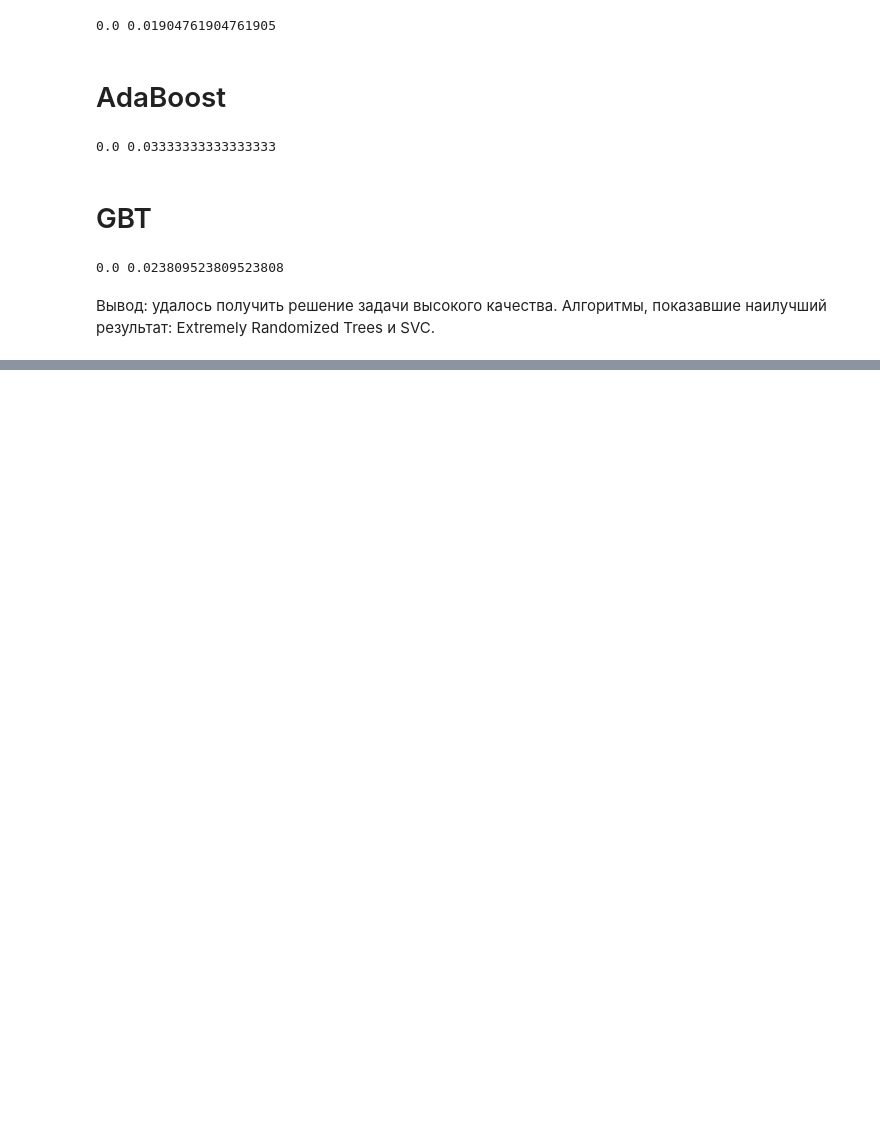
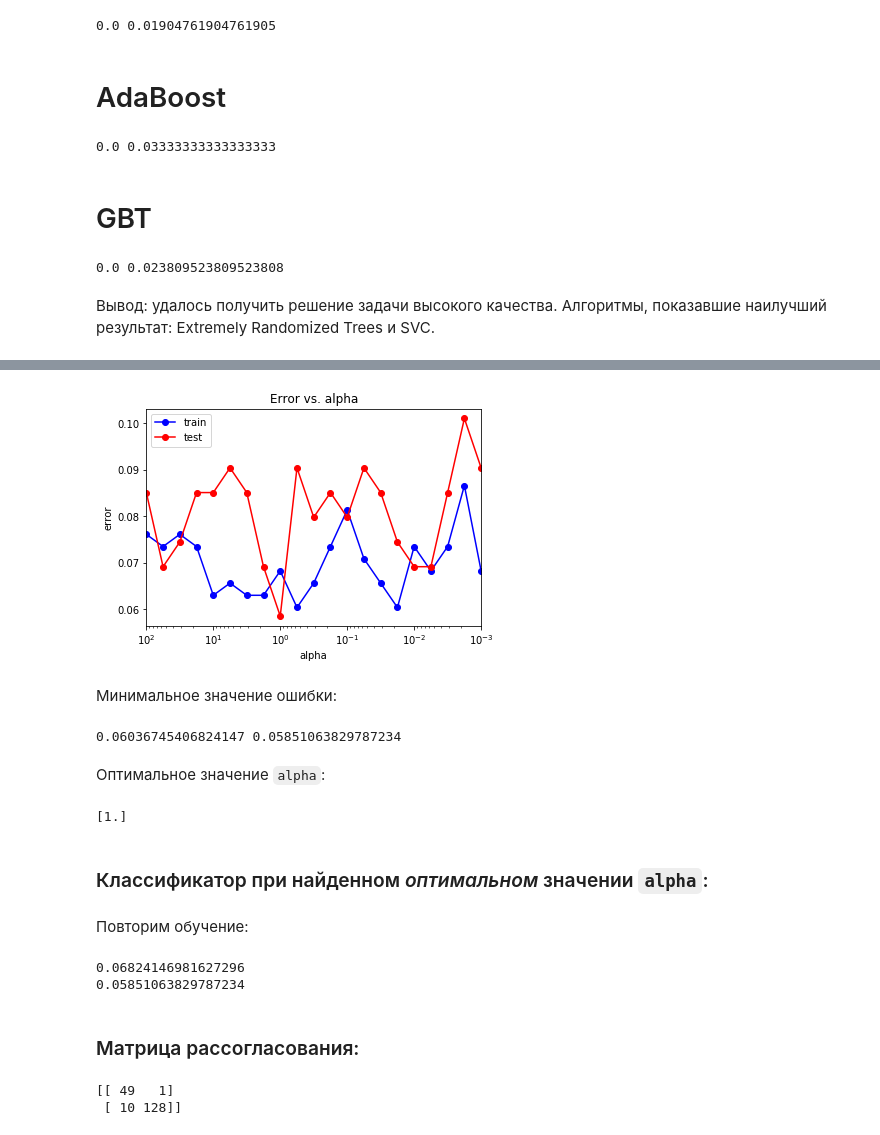
Before and after one commit to annyl/ML_course, a Jupyter notebook: Lab_1.ipynb, the cells around one changed output, grey strips where cells are left out. Drawn from its saved outputs; the diff is of its cells as text; code cells hidden in the pictures; blank space fills up the shorter version.

```diff
--- a/Lab_1.ipynb
+++ b/Lab_1.ipynb
@@ -554,0 +586,4 @@ print(err_train, err_test)
+# %%
+from sklearn.model_selection import train_test_split
+X_train, X_test, y_train, y_test = train_test_split(X, y, test_size = 0.33, random_state = 7)
+N_test, _ = X_test.shape
@@ -554,0 +594,4 @@ print(err_train, err_test)
+# %%
+mlp_model = MLPClassifier(hidden_layer_sizes = (100,), solver = 'lbfgs',
+                          activation = 'logistic', random_state = 42)
+mlp_model.fit(X_train, y_train)
@@ -554,0 +608,3 @@ print(err_train, err_test)
+# %%
+y_train_pred = mlp_model.predict(X_train)
+y_test_pred = mlp_model.predict(X_test)
@@ -554,0 +633,39 @@ print(err_train, err_test)
+# %%
+alpha_arr = np.logspace(-3, 2, 21)
+test_err = []
+train_err = []
+for alpha in alpha_arr:
+    mlp_model = MLPClassifier(alpha = alpha, hidden_layer_sizes = (100,),
+                              solver = 'lbfgs', activation = 'logistic', random_state = 42)
+    mlp_model.fit(X_train, y_train)
+
+    y_train_pred = mlp_model.predict(X_train)
+    y_test_pred = mlp_model.predict(X_test)
+    train_err.append(np.mean(y_train != y_train_pred))
+    test_err.append(np.mean(y_test != y_test_pred))
+# %%
+plt.semilogx(alpha_arr, train_err, 'b-o', label = 'train')
+plt.semilogx(alpha_arr, test_err, 'r-o', label = 'test')
+plt.xlim([np.max(alpha_arr), np.min(alpha_arr)])
+plt.title('Error vs. alpha')
+plt.xlabel('alpha')
+plt.ylabel('error')
+plt.legend()
+pass
+# %% [output]
+[figure, added]
+# %% [markdown]
+Минимальное значение ошибки:
+# %%
+min_train_err = np.min(train_err)
+min_test_err = np.min(test_err)
+print(min_train_err, min_test_err)
+# %% [output]
+0.06036745406824147 0.05851063829787234
+# %% [markdown]
+Оптимальное значение `alpha`:
+# %%
+alpha_opt = alpha_arr[test_err == min_test_err]
+print(alpha_opt)
+# %% [output]
+[1.]
@@ -554,0 +674,24 @@ print(err_train, err_test)
+# %% [markdown]
+### Классификатор при найденном _оптимальном_ значении `alpha`:
+# %% [markdown]
+Повторим обучение:
+# %%
+mlp_model = MLPClassifier(alpha = alpha_opt, hidden_layer_sizes = (100,),
+                          solver = 'lbfgs', activation = 'logistic', random_state = 42)
+mlp_model.fit(X_train, y_train)
+
+y_train_pred = mlp_model.predict(X_train)
+y_test_pred = mlp_model.predict(X_test)
+print(np.mean(y_train != y_train_pred))
+print(np.mean(y_test != y_test_pred))
+# %% [output]
+0.06824146981627296
+0.05851063829787234
+# %% [markdown]
+### Матрица рассогласования:
+# %%
+from sklearn.metrics import confusion_matrix
+print(confusion_matrix(y_test_pred, y_test))
+# %% [output]
+[[ 49   1]
+ [ 10 128]]
```
Also changed, not shown: parts of 28 cells of this notebook.
